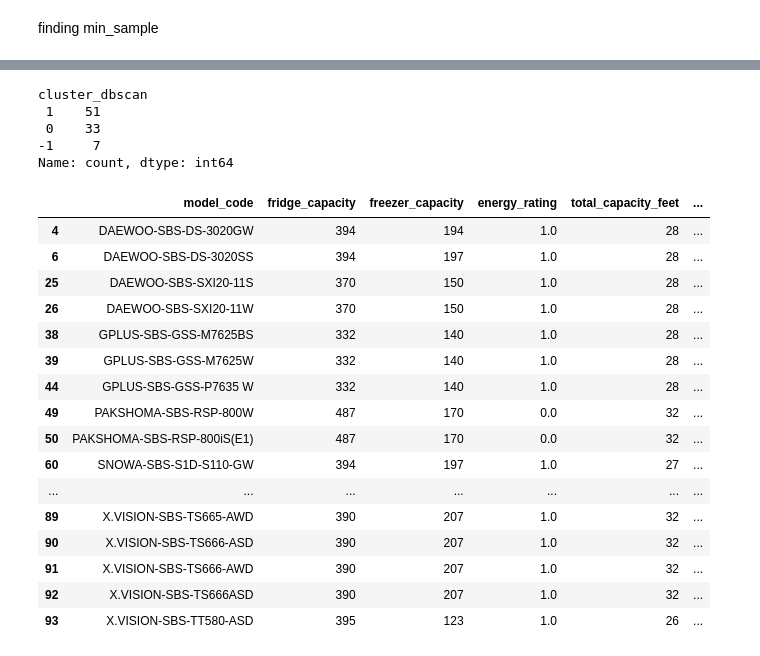
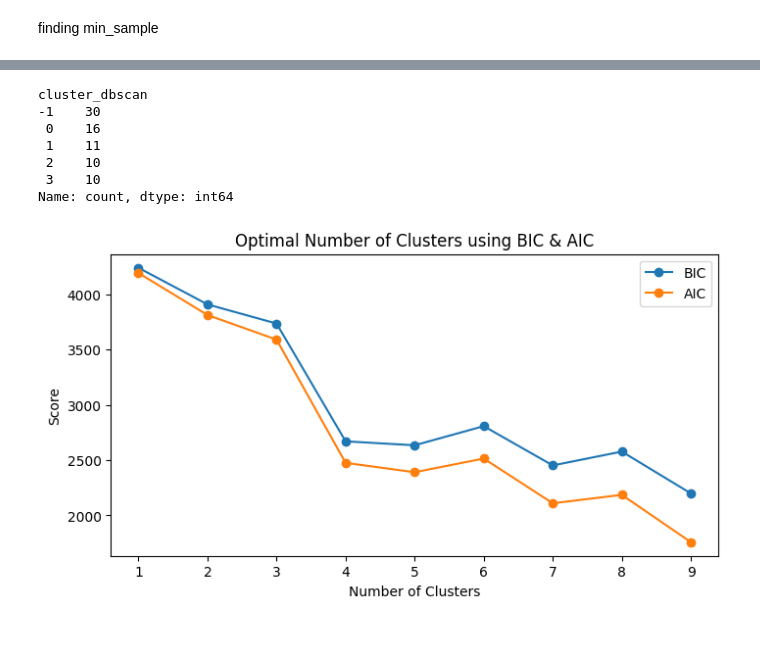
Before and after one commit to atefehjn/scraping-clustering, a Jupyter notebook: DW_dataset_cleaning.ipynb, the cells around one changed output, grey strips where cells are left out. Drawn from its saved outputs; the diff is of its cells as text; code cells hidden in the pictures.

```diff
--- a/DW_dataset_cleaning.ipynb
+++ b/DW_dataset_cleaning.ipynb
@@ -403,28 +735,10 @@ plt.show()
 # %%
-sbs.cluster_dbscan.value_counts()
+dw.cluster_dbscan.value_counts()
 # %% [output]
 cluster_dbscan
- 1    51
- 0    33
--1     7
+-1    30
+ 0    16
+ 1    11
+ 2    10
+ 3    10
 Name: count, dtype: int64
-# %%
-sbs[sbs['cluster']==1]
-# %% [output]
-|  | model_code | fridge_capacity | freezer_capacity | energy_rating | total_capacity_feet | ... |
-| 4 | DAEWOO-SBS-DS-3020GW | 394 | 194 | 1.0 | 28 | ... |
-| 6 | DAEWOO-SBS-DS-3020SS | 394 | 197 | 1.0 | 28 | ... |
-| 25 | DAEWOO-SBS-SXI20-11S | 370 | 150 | 1.0 | 28 | ... |
-| 26 | DAEWOO-SBS-SXI20-11W | 370 | 150 | 1.0 | 28 | ... |
-| 38 | GPLUS-SBS-GSS-M7625BS | 332 | 140 | 1.0 | 28 | ... |
-| 39 | GPLUS-SBS-GSS-M7625W | 332 | 140 | 1.0 | 28 | ... |
-| 44 | GPLUS-SBS-GSS-P7635 W | 332 | 140 | 1.0 | 28 | ... |
-| 49 | PAKSHOMA-SBS-RSP-800W | 487 | 170 | 0.0 | 32 | ... |
-| 50 | PAKSHOMA-SBS-RSP-800iS(E1) | 487 | 170 | 0.0 | 32 | ... |
-| 60 | SNOWA-SBS-S1D-S110-GW | 394 | 197 | 1.0 | 27 | ... |
-| ... | ... | ... | ... | ... | ... | ... |
-| 89 | X.VISION-SBS-TS665-AWD | 390 | 207 | 1.0 | 32 | ... |
-| 90 | X.VISION-SBS-TS666-ASD | 390 | 207 | 1.0 | 32 | ... |
-| 91 | X.VISION-SBS-TS666-AWD | 390 | 207 | 1.0 | 32 | ... |
-| 92 | X.VISION-SBS-TS666ASD | 390 | 207 | 1.0 | 32 | ... |
-| 93 | X.VISION-SBS-TT580-ASD | 395 | 123 | 1.0 | 26 | ... |
@@ -430,0 +761,22 @@ sbs[sbs['cluster']==1]
+# %%
+bic_scores = []
+aic_scores = []
+n_components_range = range(1, 10)
+
+for n in n_components_range:
+    gmm = GaussianMixture(n_components=n, covariance_type='spherical', random_state=42)
+    gmm.fit(df_scaled)
+    bic_scores.append(gmm.bic(df_scaled))
+    aic_scores.append(gmm.aic(df_scaled))
+
+# Plot BIC and AIC scores
+plt.figure(figsize=(8, 4))
+plt.plot(n_components_range, bic_scores, label='BIC', marker='o')
+plt.plot(n_components_range, aic_scores, label='AIC', marker='o')
+plt.xlabel('Number of Clusters')
+plt.ylabel('Score')
+plt.legend()
+plt.title('Optimal Number of Clusters using BIC & AIC')
+plt.show()
+# %% [output]
+[figure, added]
```
Also changed, not shown: parts of 77 cells of this notebook, 6 other files.
